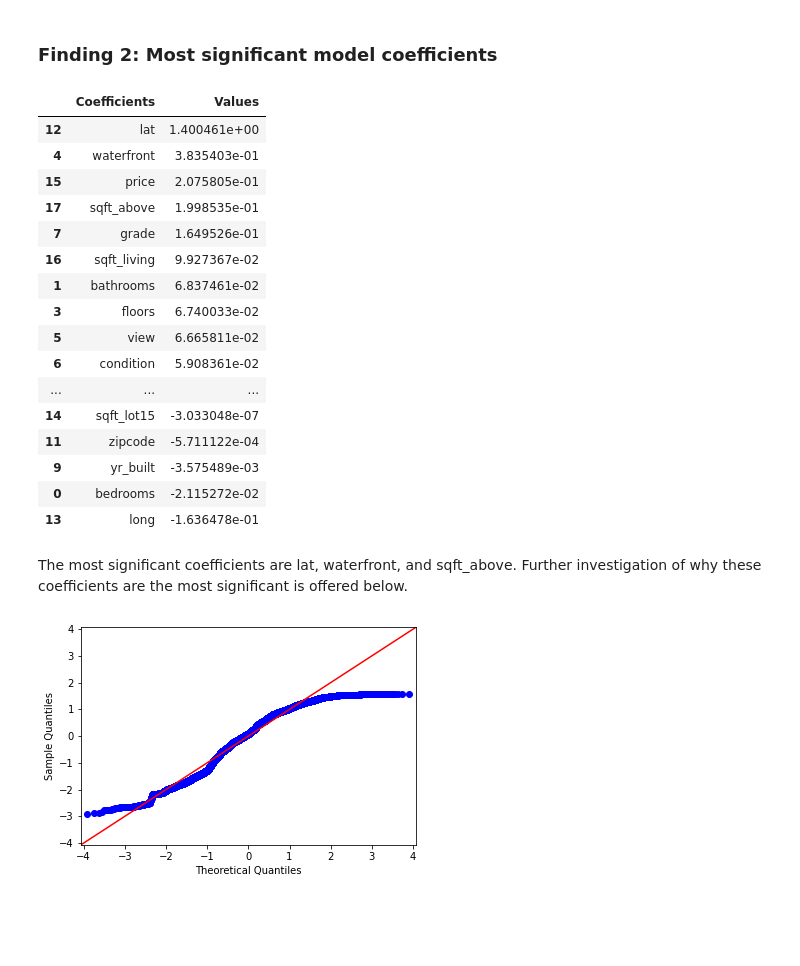
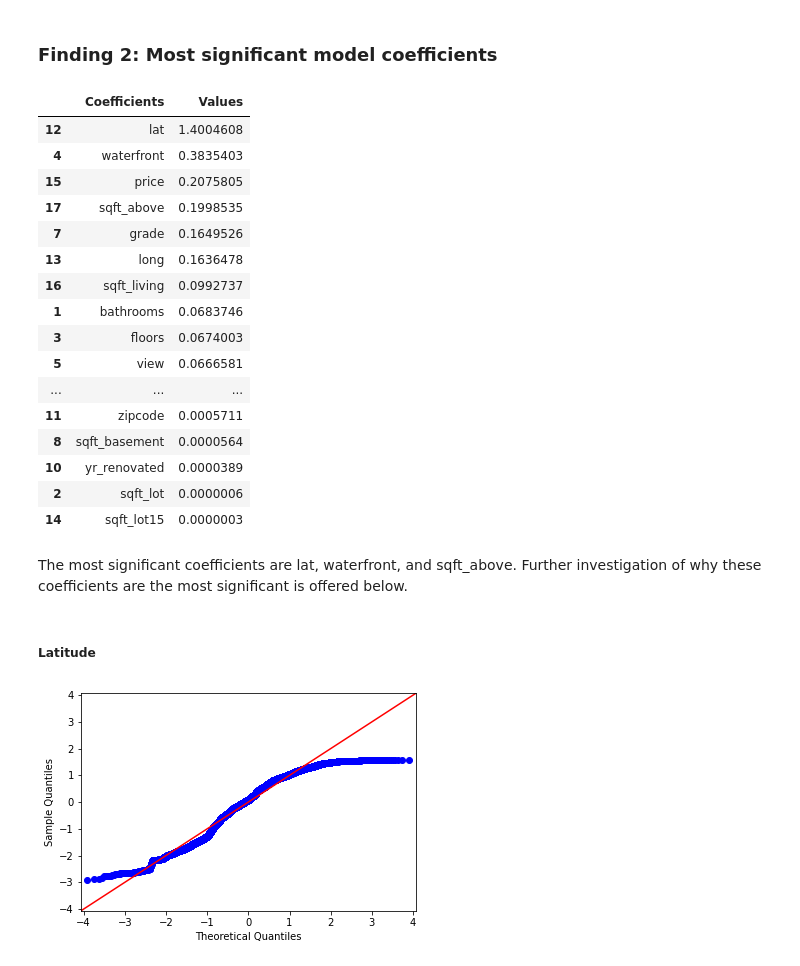
Before and after one commit to samoliver3/dsc-phase-2-project-v2-3, a Jupyter notebook: student.ipynb, the cells around one changed output. Drawn from its saved outputs; the diff is of its cells as text; code cells hidden in the pictures; blank space fills up the shorter version.

```diff
--- a/student.ipynb
+++ b/student.ipynb
@@ -496,39 +496,48 @@ As seen by this visualization and the r-squared value, the model is not perfect.
 # %%
 # create df with coefficient names and values
 
 # re-establish linear regression model to extract relevant info
 X_train, X_test, y_train, y_test = train_test_split(X, y, random_state=24)
 lr.fit(X_train, y_train)
 
 # define names and values of the coefficients
 co_names = df2.columns
 co_values = lr.coef_
 
 # create df with these variables
 df_coefs = pd.DataFrame(list(zip(co_names, co_values)),
                         columns=['Coefficients', 'Values'])
+
+# suppress scientific notation
+pd.set_option('display.float_format', lambda x: '%.7f' % x)
+
+# change values in 'Values' to absolute - we care about the magnitude
+df_coefs['Values'] = df_coefs['Values'].abs()
+
 df_coefs.sort_values(by='Values', ascending=False)     # highest values at top
 # %% [output]
 |  | Coefficients | Values |
-| 12 | lat | 1.400461e+00 |
-| 4 | waterfront | 3.835403e-01 |
-| 15 | price | 2.075805e-01 |
-| 17 | sqft_above | 1.998535e-01 |
-| 7 | grade | 1.649526e-01 |
-| 16 | sqft_living | 9.927367e-02 |
-| 1 | bathrooms | 6.837461e-02 |
-| 3 | floors | 6.740033e-02 |
-| 5 | view | 6.665811e-02 |
-| 6 | condition | 5.908361e-02 |
+| 12 | lat | 1.4004608 |
+| 4 | waterfront | 0.3835403 |
+| 15 | price | 0.2075805 |
+| 17 | sqft_above | 0.1998535 |
+| 7 | grade | 0.1649526 |
+| 13 | long | 0.1636478 |
+| 16 | sqft_living | 0.0992737 |
+| 1 | bathrooms | 0.0683746 |
+| 3 | floors | 0.0674003 |
+| 5 | view | 0.0666581 |
 | ... | ... | ... |
-| 14 | sqft_lot15 | -3.033048e-07 |
-| 11 | zipcode | -5.711122e-04 |
-| 9 | yr_built | -3.575489e-03 |
-| 0 | bedrooms | -2.115272e-02 |
-| 13 | long | -1.636478e-01 |
+| 11 | zipcode | 0.0005711 |
+| 8 | sqft_basement | 0.0000564 |
+| 10 | yr_renovated | 0.0000389 |
+| 2 | sqft_lot | 0.0000006 |
+| 14 | sqft_lot15 | 0.0000003 |
 # %% [markdown]
 The most significant coefficients are lat, waterfront, and sqft_above.
 Further investigation of why these coefficients are the most significant is offered below.
+# %% [markdown]
+#####  Latitude
 # %%
 # ceate QQ-plot of lat to investigate linearity
 import statsmodels.api as sm
```
Also changed, not shown: parts of 9 cells of this notebook.
